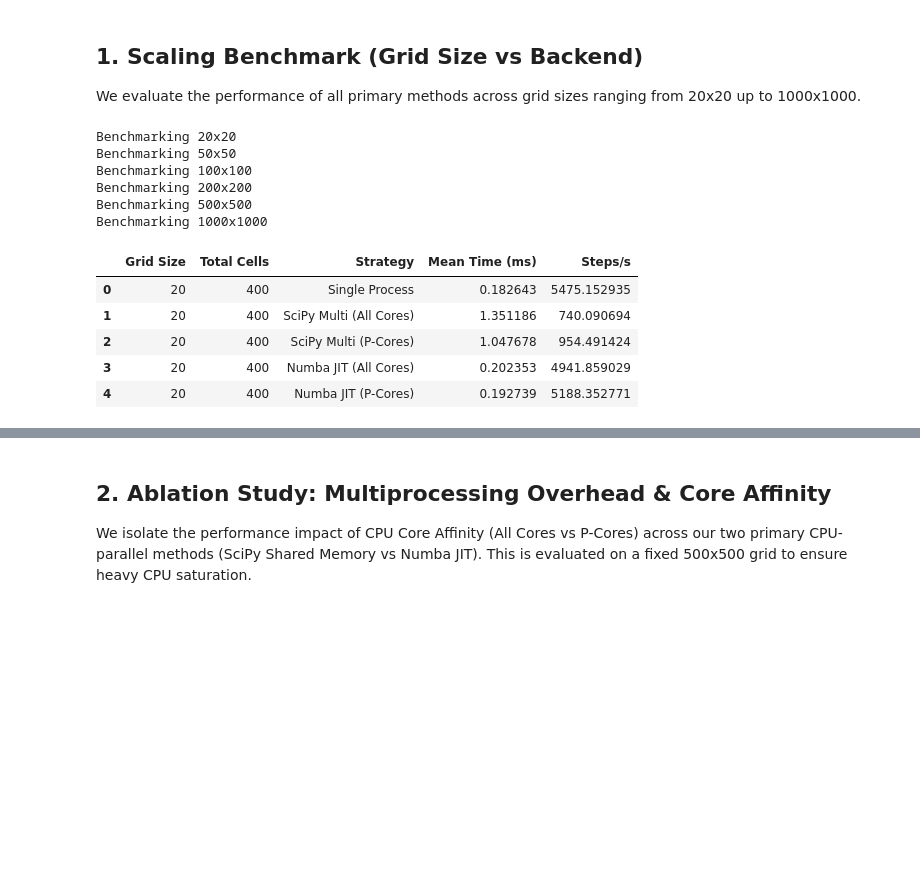
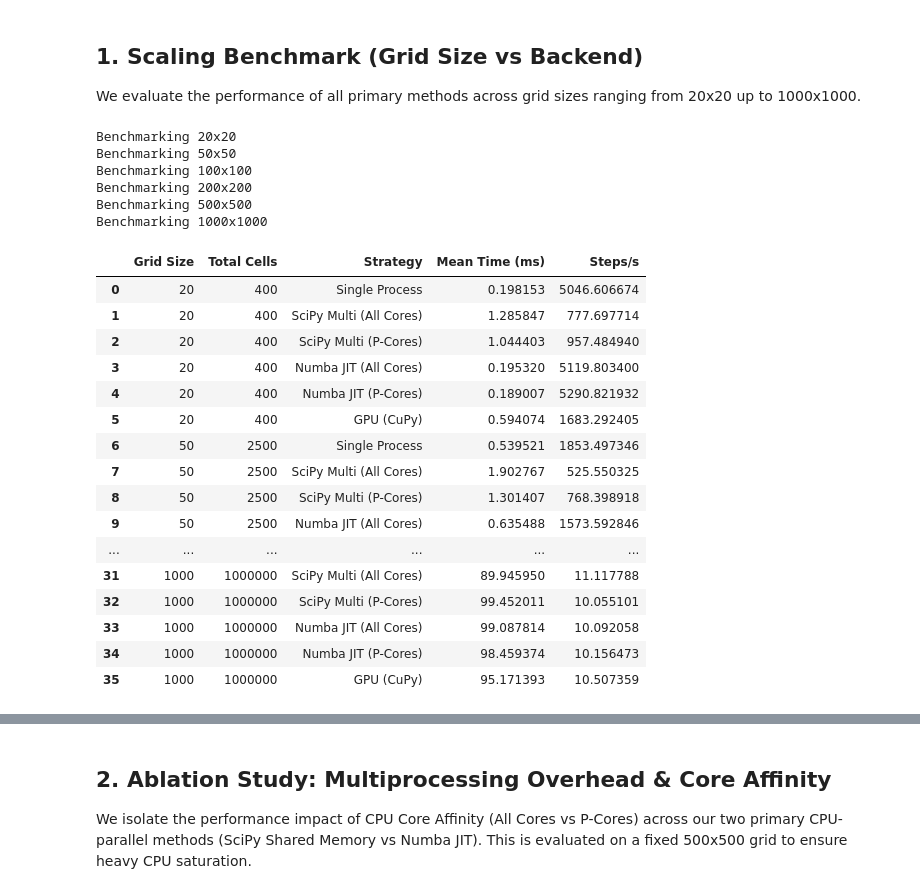
Before and after one commit to 97hackbrian/sciprog-FW, a Jupyter notebook: notebooks/performance_analysis.ipynb, the cells around one changed output, grey strips where cells are left out. Drawn from its saved outputs; the diff is of its cells as text; code cells hidden in the pictures; blank space fills up the shorter version.

```diff
--- a/notebooks/performance_analysis.ipynb
+++ b/notebooks/performance_analysis.ipynb
@@ -87,39 +87,50 @@ for size in grid_sizes:
 
         # Benchmark
         start_ns = time.perf_counter_ns()
         for _ in range(num_generations):
             engine.step()
         end_ns = time.perf_counter_ns()
 
         if hasattr(engine, 'dispatcher') and engine.dispatcher:
             engine.dispatcher.shutdown()
 
         mean_time_ms = ((end_ns - start_ns) / 1_000_000.0) / num_generations
         steps_per_sec = 1000.0 / mean_time_ms if mean_time_ms > 0 else 0
 
         results_scaling.append({
             "Grid Size": size,
             "Total Cells": size * size,
             "Strategy": name,
             "Mean Time (ms)": mean_time_ms,
             "Steps/s": steps_per_sec
         })
 
 df_scaling = pd.DataFrame(results_scaling)
-display(df_scaling.head())
+display(df_scaling)
 # %% [output]
 Benchmarking 20x20
 Benchmarking 50x50
 Benchmarking 100x100
 Benchmarking 200x200
 Benchmarking 500x500
 Benchmarking 1000x1000
 |  | Grid Size | Total Cells | Strategy | Mean Time (ms) | Steps/s |
-| 0 | 20 | 400 | Single Process | 0.182643 | 5475.152935 |
-| 1 | 20 | 400 | SciPy Multi (All Cores) | 1.351186 | 740.090694 |
-| 2 | 20 | 400 | SciPy Multi (P-Cores) | 1.047678 | 954.491424 |
-| 3 | 20 | 400 | Numba JIT (All Cores) | 0.202353 | 4941.859029 |
-| 4 | 20 | 400 | Numba JIT (P-Cores) | 0.192739 | 5188.352771 |
+| 0 | 20 | 400 | Single Process | 0.198153 | 5046.606674 |
+| 1 | 20 | 400 | SciPy Multi (All Cores) | 1.285847 | 777.697714 |
+| 2 | 20 | 400 | SciPy Multi (P-Cores) | 1.044403 | 957.484940 |
+| 3 | 20 | 400 | Numba JIT (All Cores) | 0.195320 | 5119.803400 |
+| 4 | 20 | 400 | Numba JIT (P-Cores) | 0.189007 | 5290.821932 |
+| 5 | 20 | 400 | GPU (CuPy) | 0.594074 | 1683.292405 |
+| 6 | 50 | 2500 | Single Process | 0.539521 | 1853.497346 |
+| 7 | 50 | 2500 | SciPy Multi (All Cores) | 1.902767 | 525.550325 |
+| 8 | 50 | 2500 | SciPy Multi (P-Cores) | 1.301407 | 768.398918 |
+| 9 | 50 | 2500 | Numba JIT (All Cores) | 0.635488 | 1573.592846 |
+| ... | ... | ... | ... | ... | ... |
+| 31 | 1000 | 1000000 | SciPy Multi (All Cores) | 89.945950 | 11.117788 |
+| 32 | 1000 | 1000000 | SciPy Multi (P-Cores) | 99.452011 | 10.055101 |
+| 33 | 1000 | 1000000 | Numba JIT (All Cores) | 99.087814 | 10.092058 |
+| 34 | 1000 | 1000000 | Numba JIT (P-Cores) | 98.459374 | 10.156473 |
+| 35 | 1000 | 1000000 | GPU (CuPy) | 95.171393 | 10.507359 |
 # %%
 plt.figure(figsize=(10, 6))
 sns.lineplot(data=df_scaling, x="Total Cells", y="Mean Time (ms)", hue="Strategy", marker="o")
```
Also changed, not shown: parts of 4 cells of this notebook, 1 other file.
